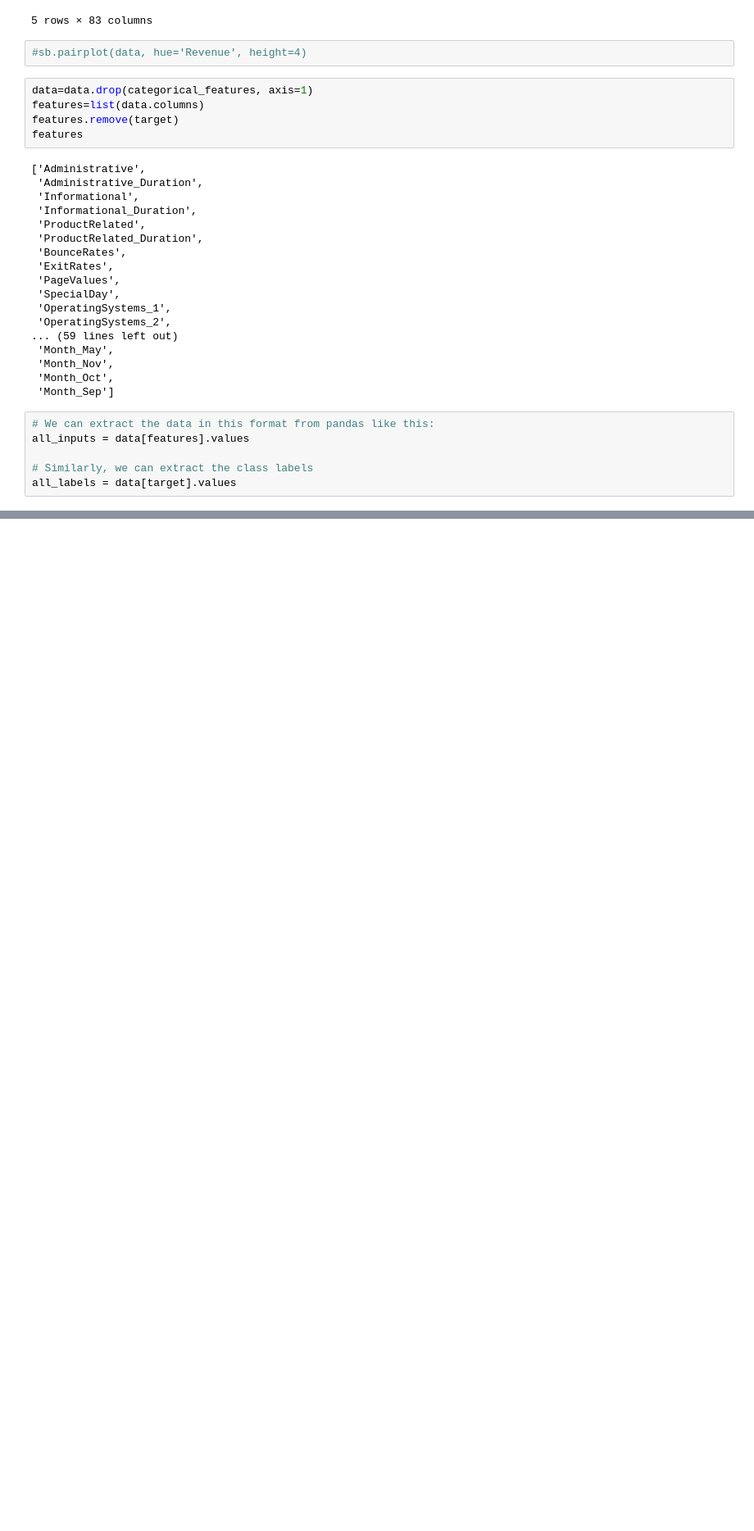
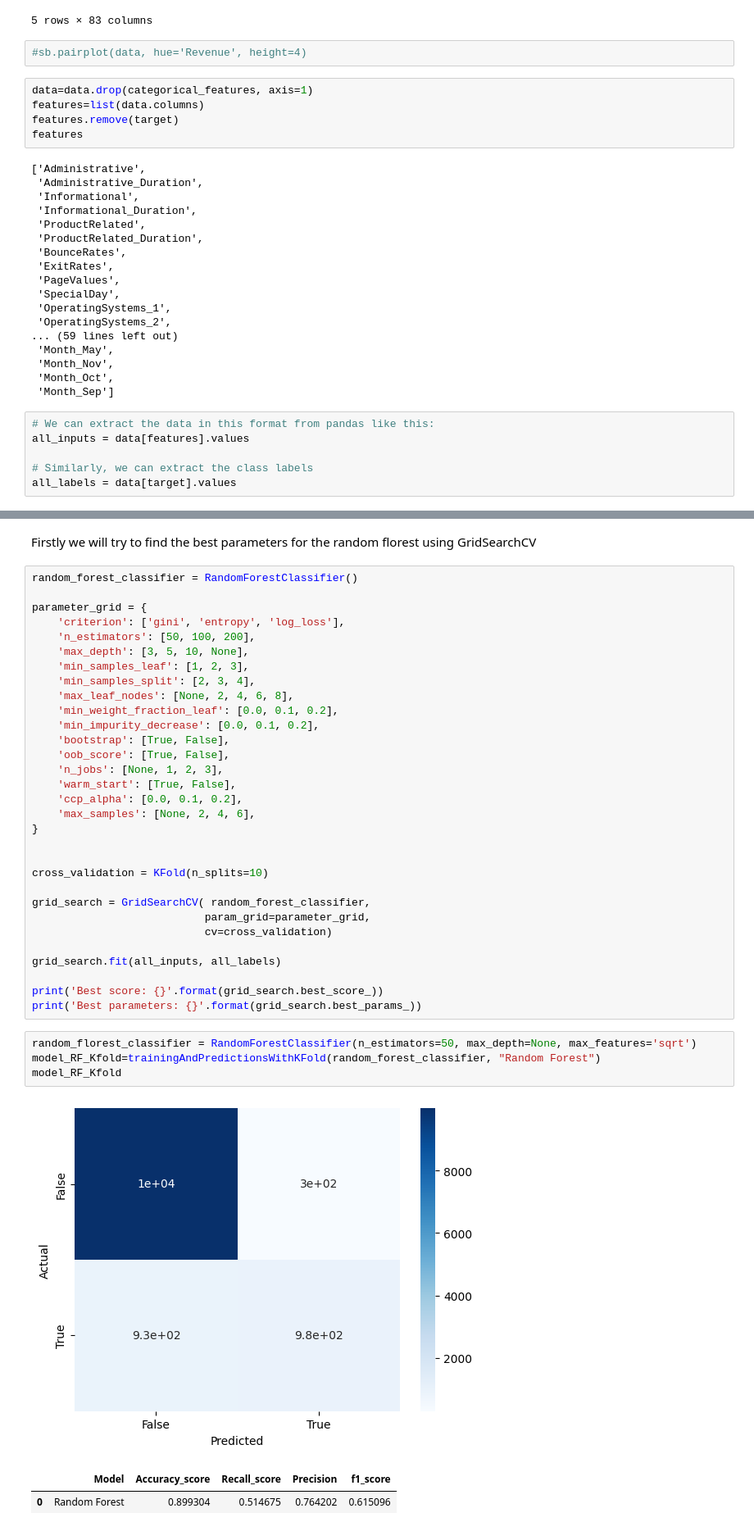
Before and after one commit to Joanaigs/Predict-Shopper-Behaviour-IA-Proj2, a Jupyter notebook: notebook.ipynb, the cells around one changed output, grey strips where cells are left out. Shown at 82% size. Cells and saved outputs as stored; diff of their text form; blank space fills up the shorter version.

```diff
--- a/notebook.ipynb
+++ b/notebook.ipynb
@@ -230,0 +271,41 @@ check_call(['dot','-Tpng','dtc_tree.dot','-o','dtc_tree.png'])
+# %% [markdown]
+Firstly we will try to find the best parameters for the random florest using GridSearchCV
+# %%
+random_forest_classifier = RandomForestClassifier()
+
+parameter_grid = {
+    'criterion': ['gini', 'entropy', 'log_loss'],
+    'n_estimators': [50, 100, 200],
+    'max_depth': [3, 5, 10, None],
+    'min_samples_leaf': [1, 2, 3],
+    'min_samples_split': [2, 3, 4],
+    'max_leaf_nodes': [None, 2, 4, 6, 8],
+    'min_weight_fraction_leaf': [0.0, 0.1, 0.2],
+    'min_impurity_decrease': [0.0, 0.1, 0.2],
+    'bootstrap': [True, False],
+    'oob_score': [True, False],
+    'n_jobs': [None, 1, 2, 3],
+    'warm_start': [True, False],
+    'ccp_alpha': [0.0, 0.1, 0.2],
+    'max_samples': [None, 2, 4, 6],
+}
+
+
+cross_validation = KFold(n_splits=10)
+
+grid_search = GridSearchCV( random_forest_classifier,
+                           param_grid=parameter_grid,
+                           cv=cross_validation)
+
+grid_search.fit(all_inputs, all_labels)
+
+print('Best score: {}'.format(grid_search.best_score_))
+print('Best parameters: {}'.format(grid_search.best_params_))
+# %%
+random_florest_classifier = RandomForestClassifier(n_estimators=50, max_depth=None, max_features='sqrt')
+model_RF_Kfold=trainingAndPredictionsWithKFold(random_forest_classifier, "Random Forest")
+model_RF_Kfold
+# %% [output]
+[figure, added]
+|  | Model | Accuracy_score | Recall_score | Precision | f1_score |
+| 0 | Random Forest | 0.899304 | 0.514675 | 0.764202 | 0.615096 |
```
Also changed, not shown: parts of 24 cells of this notebook, 3 other files.
